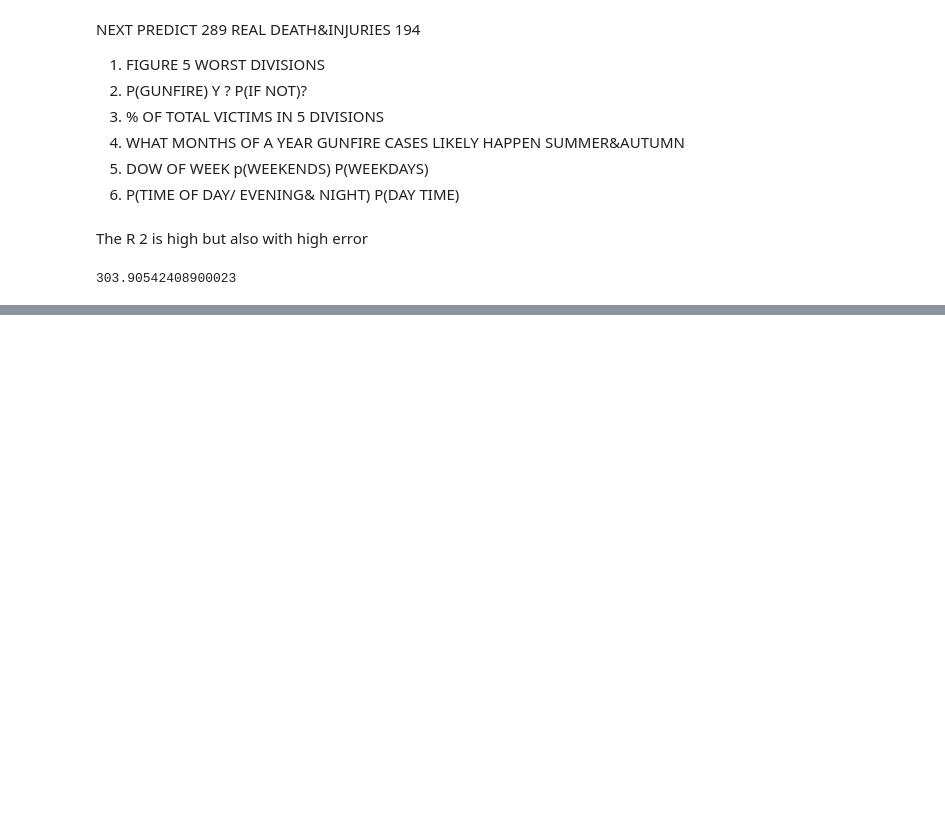
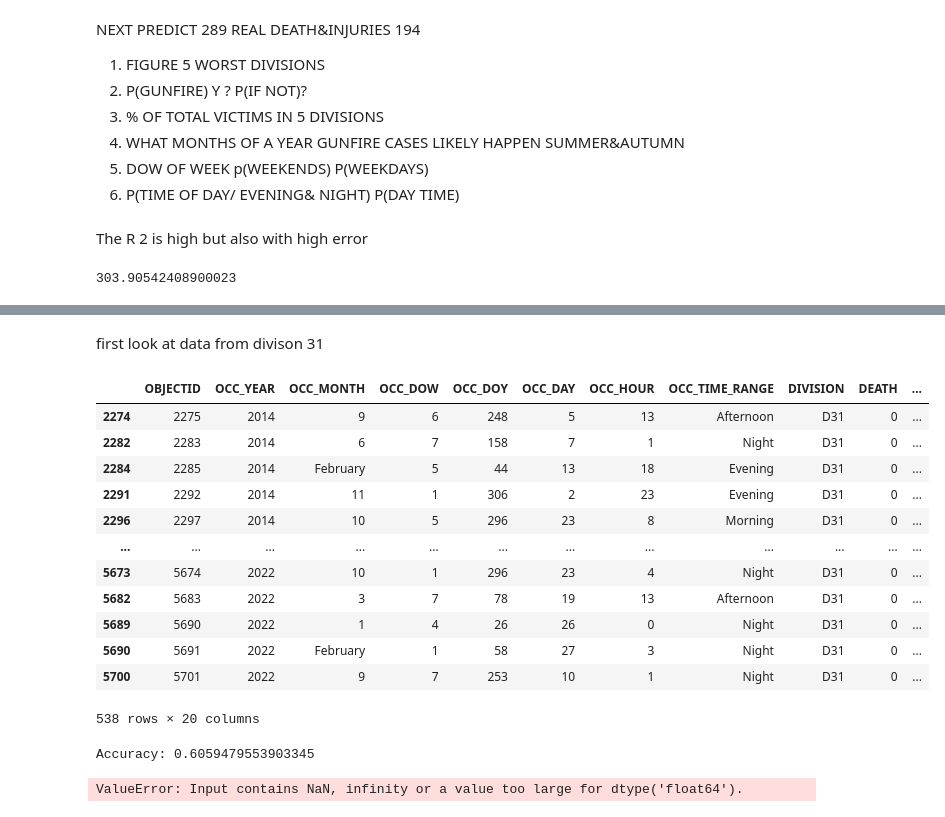
Before and after one commit to leningschulich/schulich_data_science, a Jupyter notebook: AI G9 (2) (1).ipynb, the cells around one changed output, grey strips where cells are left out. Saved outputs shown, nothing was run; the diff lists cells and outputs as text; code cells hidden in the pictures; blank space fills up the shorter version.

```diff
--- a/AI G9 (2) (1).ipynb
+++ b/AI G9 (2) (1).ipynb
@@ -862,0 +886,20 @@ df3.groupby('DIVISION')[['INJURIES', 'DEATH']].sum().sort_values(by=['INJURIES',
+# %% [markdown]
+first look at data from divison 31
+# %%
+filtered_df3_1 = df3[(df3['DIVISION'] == 'D31') & (df3['OCC_YEAR'] >= 2014)]
+# %%
+filtered_df3_1
+# %% [output]
+|  | OBJECTID | OCC_YEAR | OCC_MONTH | OCC_DOW | OCC_DOY | OCC_DAY | OCC_HOUR | OCC_TIME_RANGE | DIVISION | DEATH | ... |
+| 2274 | 2275 | 2014 | 9 | 6 | 248 | 5 | 13 | Afternoon | D31 | 0 | ... |
+| 2282 | 2283 | 2014 | 6 | 7 | 158 | 7 | 1 | Night | D31 | 0 | ... |
+| 2284 | 2285 | 2014 | February | 5 | 44 | 13 | 18 | Evening | D31 | 0 | ... |
+| 2291 | 2292 | 2014 | 11 | 1 | 306 | 2 | 23 | Evening | D31 | 0 | ... |
+| 2296 | 2297 | 2014 | 10 | 5 | 296 | 23 | 8 | Morning | D31 | 0 | ... |
+| ... | ... | ... | ... | ... | ... | ... | ... | ... | ... | ... | ... |
+| 5673 | 5674 | 2022 | 10 | 1 | 296 | 23 | 4 | Night | D31 | 0 | ... |
+| 5682 | 5683 | 2022 | 3 | 7 | 78 | 19 | 13 | Afternoon | D31 | 0 | ... |
+| 5689 | 5690 | 2022 | 1 | 4 | 26 | 26 | 0 | Night | D31 | 0 | ... |
+| 5690 | 5691 | 2022 | February | 1 | 58 | 27 | 3 | Night | D31 | 0 | ... |
+| 5700 | 5701 | 2022 | 9 | 7 | 253 | 10 | 1 | Night | D31 | 0 | ... |
+538 rows × 20 columns
@@ -862,0 +910,27 @@ df3.groupby('DIVISION')[['INJURIES', 'DEATH']].sum().sort_values(by=['INJURIES',
+# %%
+from sklearn.linear_model import LogisticRegression
+from sklearn.impute import SimpleImputer
+from sklearn.preprocessing import StandardScaler
+
+# Create an instance of SimpleImputer to handle missing values
+imputer = SimpleImputer(strategy='mean')
+x_imputed = imputer.fit_transform(x)
+
+# Create an instance of StandardScaler to scale the features
+scaler = StandardScaler()
+x_scaled = scaler.fit_transform(x_imputed)
+
+# Create the LogisticRegression object
+regressor = LogisticRegression(solver='liblinear', C=1.0)
+
+# Fit the model with the preprocessed data
+regressor.fit(x_scaled, y)
+
+# Predict using the preprocessed data
+y_pred = regressor.predict(x_scaled)
+
+# Calculate accuracy
+accuracy = sum(y_pred == y) / y.shape[0]
+print('Accuracy: {}'.format(accuracy))
+# %% [output]
+Accuracy: 0.6059479553903345
@@ -862,0 +949,6 @@ df3.groupby('DIVISION')[['INJURIES', 'DEATH']].sum().sort_values(by=['INJURIES',
+# %%
+log.fit(x_train,y_train)
+nb.fit(x_train,y_train)
+knn.fit(x_train,y_train)
+# %% [output]
+ValueError: Input contains NaN, infinity or a value too large for dtype('float64').
```
Also changed, not shown: parts of 18 cells of this notebook.
